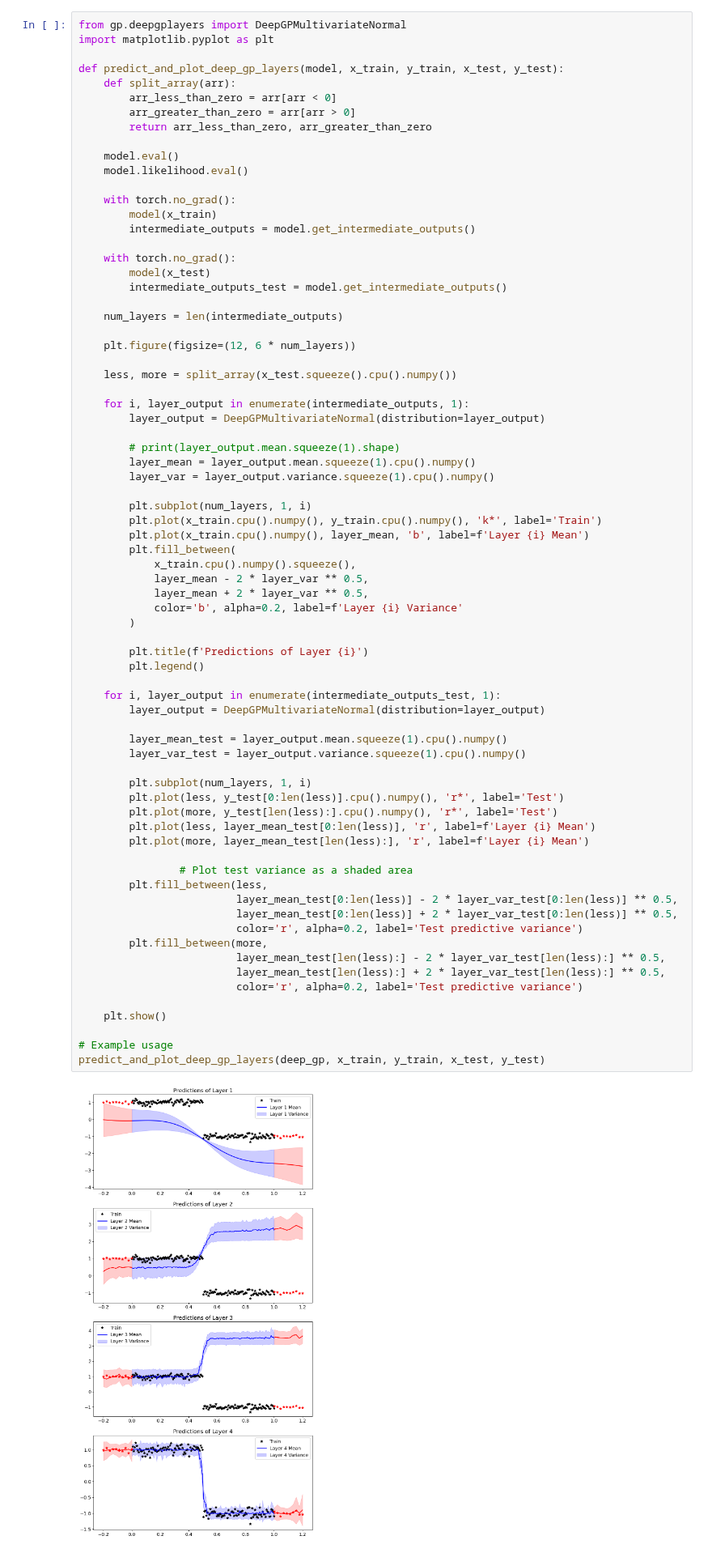
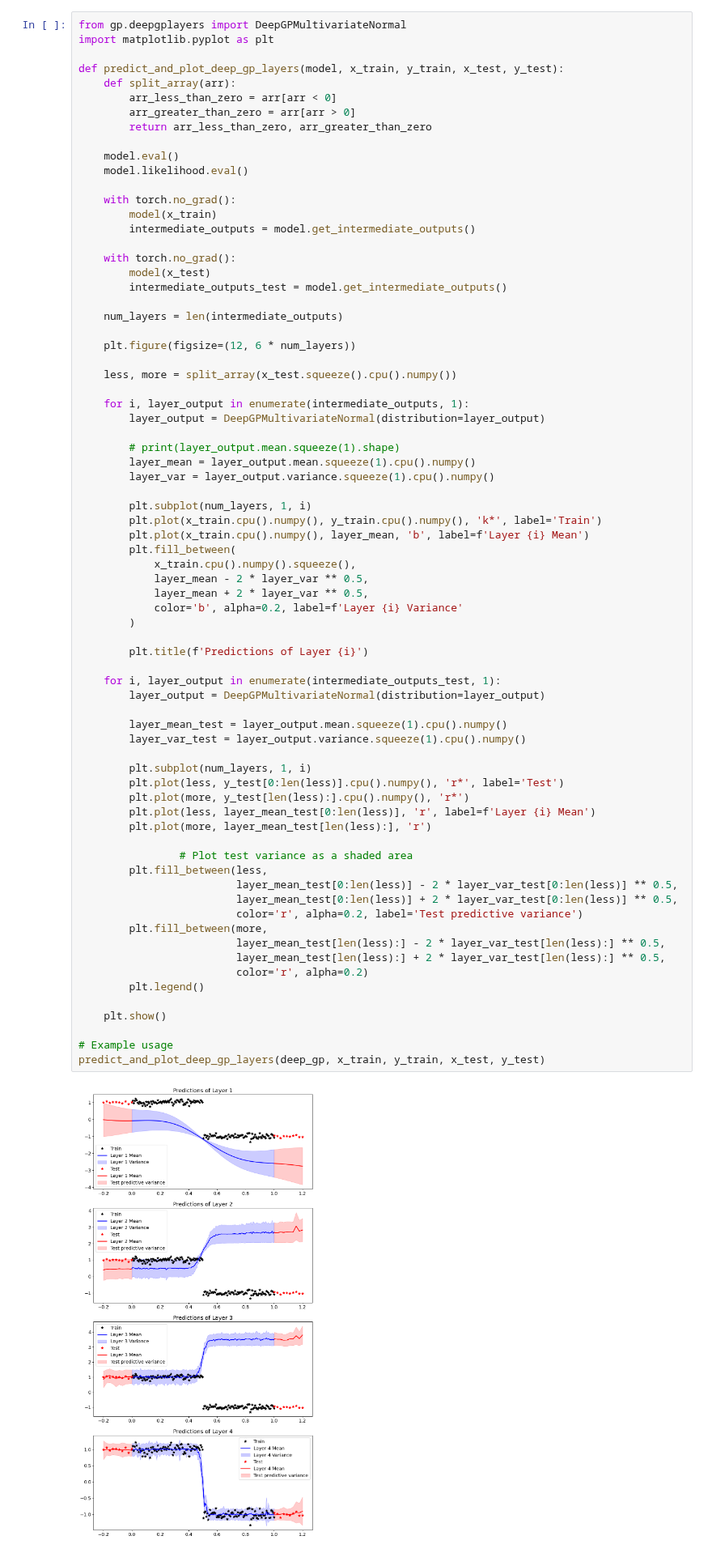
Before and after one commit to matthjs/BachelorProject, a Jupyter notebook: notebooks/gp/gpstepfunction.ipynb, the cells around one changed output. Shown at 81% size. Drawn from its saved outputs; the diff is of its cells as text.

```diff
--- a/notebooks/gp/gpstepfunction.ipynb
+++ b/notebooks/gp/gpstepfunction.ipynb
@@ -258,35 +258,35 @@ def predict_and_plot_deep_gp_layers(model, x_train, y_train, x_test, y_test):
             layer_mean + 2 * layer_var ** 0.5,
             color='b', alpha=0.2, label=f'Layer {i} Variance'
         )
 
         plt.title(f'Predictions of Layer {i}')
-        plt.legend()
 
     for i, layer_output in enumerate(intermediate_outputs_test, 1):
         layer_output = DeepGPMultivariateNormal(distribution=layer_output)
 
         layer_mean_test = layer_output.mean.squeeze(1).cpu().numpy()
         layer_var_test = layer_output.variance.squeeze(1).cpu().numpy()
 
         plt.subplot(num_layers, 1, i)
         plt.plot(less, y_test[0:len(less)].cpu().numpy(), 'r*', label='Test')
-        plt.plot(more, y_test[len(less):].cpu().numpy(), 'r*', label='Test')
+        plt.plot(more, y_test[len(less):].cpu().numpy(), 'r*')
         plt.plot(less, layer_mean_test[0:len(less)], 'r', label=f'Layer {i} Mean')
-        plt.plot(more, layer_mean_test[len(less):], 'r', label=f'Layer {i} Mean')
+        plt.plot(more, layer_mean_test[len(less):], 'r')
 
                 # Plot test variance as a shaded area
         plt.fill_between(less,
                          layer_mean_test[0:len(less)] - 2 * layer_var_test[0:len(less)] ** 0.5,
                          layer_mean_test[0:len(less)] + 2 * layer_var_test[0:len(less)] ** 0.5,
                          color='r', alpha=0.2, label='Test predictive variance')
         plt.fill_between(more,
                          layer_mean_test[len(less):] - 2 * layer_var_test[len(less):] ** 0.5,
                          layer_mean_test[len(less):] + 2 * layer_var_test[len(less):] ** 0.5,
-                         color='r', alpha=0.2, label='Test predictive variance')
+                         color='r', alpha=0.2)
+        plt.legend()
 
     plt.show()
 
 # Example usage
 predict_and_plot_deep_gp_layers(deep_gp, x_train, y_train, x_test, y_test)
 # %% [output]
-[figure, old version]
+[figure, new version]
```
